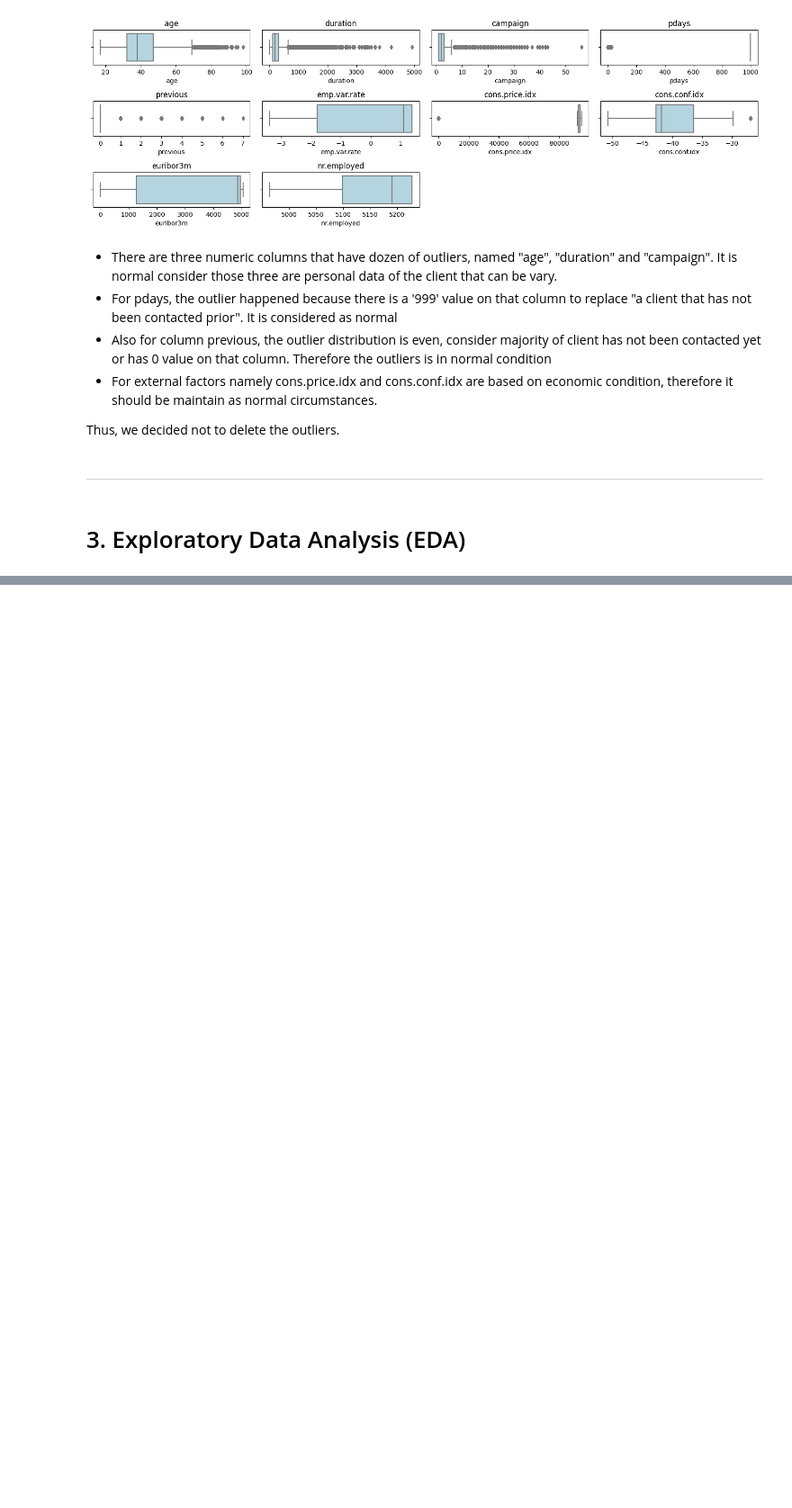
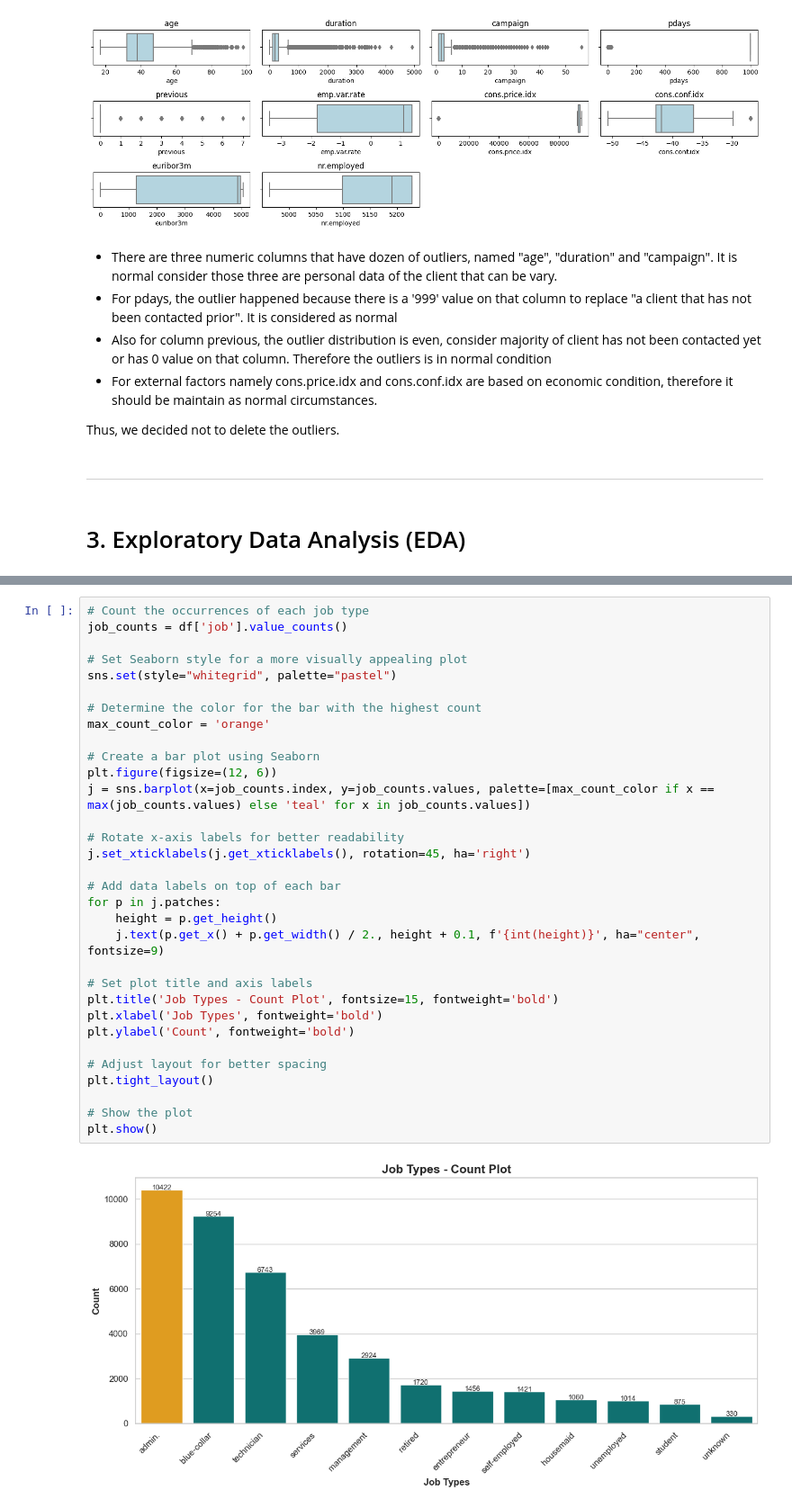
Before and after one commit to envaldy/Tim_Alpha_Finpro, a Jupyter notebook: Tim_Alpha_Finpro.ipynb, the cells around one changed output, grey strips where cells are left out. Shown at 90% size. Drawn from its saved outputs; the diff is of its cells as text; blank space fills up the shorter version.

```diff
--- a/Tim_Alpha_Finpro.ipynb
+++ b/Tim_Alpha_Finpro.ipynb
@@ -300,0 +332,34 @@ Thus, we decided not to delete the outliers.
+# %%
+# Count the occurrences of each job type
+job_counts = df['job'].value_counts()
+
+# Set Seaborn style for a more visually appealing plot
+sns.set(style="whitegrid", palette="pastel")
+
+# Determine the color for the bar with the highest count
+max_count_color = 'orange'
+
+# Create a bar plot using Seaborn
+plt.figure(figsize=(12, 6))
+j = sns.barplot(x=job_counts.index, y=job_counts.values, palette=[max_count_color if x == max(job_counts.values) else 'teal' for x in job_counts.values])
+
+# Rotate x-axis labels for better readability
+j.set_xticklabels(j.get_xticklabels(), rotation=45, ha='right')
+
+# Add data labels on top of each bar
+for p in j.patches:
+    height = p.get_height()
+    j.text(p.get_x() + p.get_width() / 2., height + 0.1, f'{int(height)}', ha="center", fontsize=9)
+
+# Set plot title and axis labels
+plt.title('Job Types - Count Plot', fontsize=15, fontweight='bold')
+plt.xlabel('Job Types', fontweight='bold')
+plt.ylabel('Count', fontweight='bold')
+
+# Adjust layout for better spacing
+plt.tight_layout()
+
+# Show the plot
+plt.show()
+# %% [output]
+[figure, added]
```
Also changed, not shown: parts of 8 cells of this notebook.
